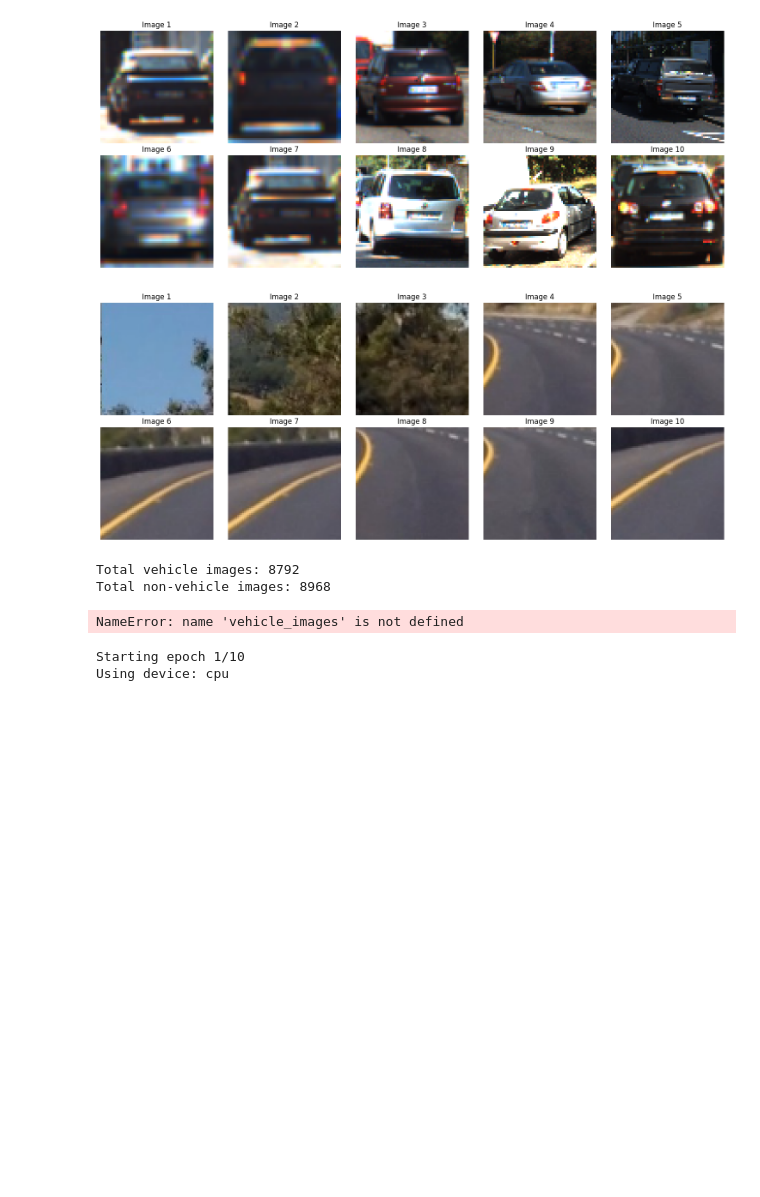
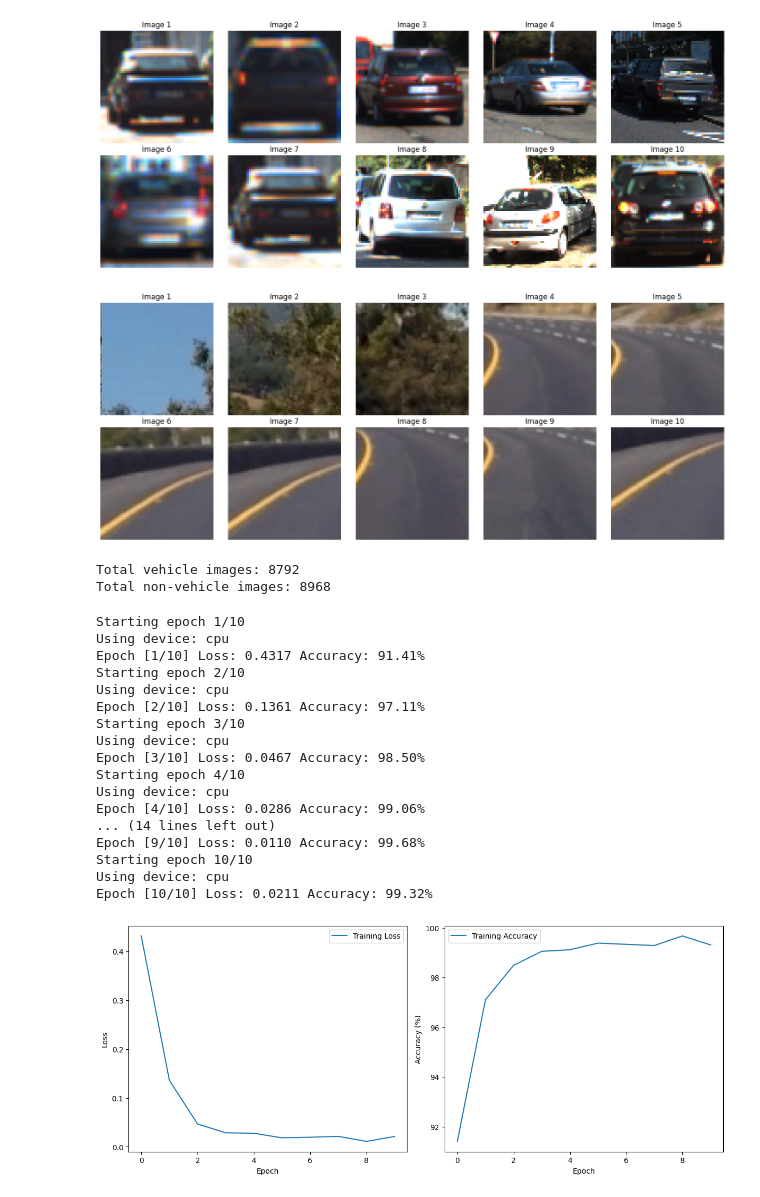
Before and after one commit to rickivan/proyecto-final-redes-neuronales, a Jupyter notebook: proyecto3.ipynb, the cells around one changed output. Saved outputs shown, nothing was run; the diff lists cells and outputs as text; code cells hidden in the pictures; blank space fills up the shorter version.

```diff
--- a/proyecto3.ipynb
+++ b/proyecto3.ipynb
@@ -32,6 +32,7 @@ import os
 transform = transforms.Compose([
     transforms.Resize((64, 64)),
     transforms.ToTensor(),
+    transforms.Normalize(mean=[0.485, 0.456, 0.406], std=[0.229, 0.224, 0.225]),
 ])
 
 # 2. Cargar dataset
@@ -159,58 +155,6 @@ print(f"Total non-vehicle images: {len(non_vehicle_images)}")
 [figure]
 Total vehicle images: 8792
 Total non-vehicle images: 8968
-# %%
-# Transformar imagenes a tensores y normalizar
-
-transform = transforms.Compose([
-    transforms.ToPILImage(),
-    transforms.Resize((64, 64)),
-    transforms.ToTensor(),
-    transforms.Normalize(mean=[0.485, 0.456, 0.406], std=[0.229, 0.224, 0.225])
-])
-
-class VehicleDataset(Dataset):
-    def __init__(self, vehicle_images, non_vehicle_images, transform=None):
-        self.vehicle_images = vehicle_images
-        self.non_vehicle_images = non_vehicle_images
-        self.transform = transform
-        self.labels = [1] * len(vehicle_images) + [0] * len(non_vehicle_images)
-        self.images = vehicle_images + non_vehicle_images
-
-    def __len__(self):
-        return len(self.images)
-
-    def __getitem__(self, idx):
-        image = self.images[idx]
-        label = self.labels[idx]
-
-        if self.transform:
-            image = self.transform(image)
-
-        return image, label
-
-
-# Crear dataset y dataloader
-vehicle_dataset = VehicleDataset(vehicle_images, non_vehicle_images, transform=transform)
-vehicle_dataloader = DataLoader(vehicle_dataset, batch_size=32, shuffle=True)
-
-# Verificar el tamaño del dataset
-print(f"Total dataset size: {len(vehicle_dataset)} images")
-
-# Visualizar algunas imágenes transformadas
-def show_batch(dataloader):
-    images, labels = next(iter(dataloader))
-    grid_img = tv.utils.make_grid(images, nrow=8)
-    grid_img = grid_img / 2 + 0.5  # Desnormalizar para visualización
-    plt.figure(figsize=(12, 6))
-    plt.imshow(grid_img.permute(1, 2, 0).numpy())
-    plt.title('Batch of Images')
-    plt.axis('off')
-    plt.show()
-
-show_batch(vehicle_dataloader)
-# %% [output]
-NameError: name 'vehicle_images' is not defined
 # %%
 class CNN(nn.Module):
     def __init__(self):
@@ -249,7 +193,6 @@ def train_model(model, dataloader, epochs=10, learning_rate=0.001, cuda=False):
     for epoch in range(epochs):
         print(f'Starting epoch {epoch+1}/{epochs}')
         model.train()
-        print(f'Using device: {device}')
         running_loss = 0.0
         correct = 0
         total = 0
@@ -280,31 +223,47 @@ def train_model(model, dataloader, epochs=10, learning_rate=0.001, cuda=False):
     # Plot training history
     plt.figure(figsize=(12, 5))
     plt.subplot(1, 2, 1)
     plt.plot(train_losses, label='Training Loss')
     plt.xlabel('Epoch')
     plt.ylabel('Loss')
     plt.legend()
 
     plt.subplot(1, 2, 2)
     plt.plot(train_accuracies, label='Training Accuracy')
     plt.xlabel('Epoch')
     plt.ylabel('Accuracy (%)')
     plt.legend()
 
     plt.tight_layout()
     plt.show()
 
     return model, train_losses, train_accuracies
 # Inicializar y entrenar el modelo
 device = torch.device("cuda" if torch.cuda.is_available() else "cpu")
 cnn_model = CNN()
-cnn_model, training_losses = train_model(
+cnn_model, training_losses, training_accuracies = train_model(
     cnn_model,
     train_loader,
     epochs=10,
     learning_rate=0.001,
     cuda=torch.cuda.is_available()
 )
 # %% [output]
 Starting epoch 1/10
 Using device: cpu
+Epoch [1/10] Loss: 0.4317 Accuracy: 91.41%
+Starting epoch 2/10
+Using device: cpu
+Epoch [2/10] Loss: 0.1361 Accuracy: 97.11%
+Starting epoch 3/10
+Using device: cpu
+Epoch [3/10] Loss: 0.0467 Accuracy: 98.50%
+Starting epoch 4/10
+Using device: cpu
+Epoch [4/10] Loss: 0.0286 Accuracy: 99.06%
+... (14 lines left out)
+Epoch [9/10] Loss: 0.0110 Accuracy: 99.68%
+Starting epoch 10/10
+Using device: cpu
+Epoch [10/10] Loss: 0.0211 Accuracy: 99.32%
+[figure, added]
```
Also changed, not shown: parts of 4 cells of this notebook.
